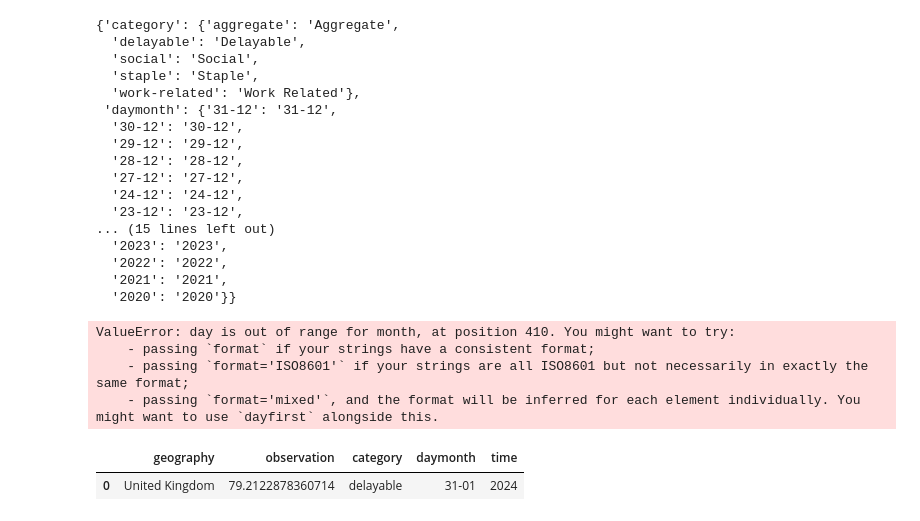
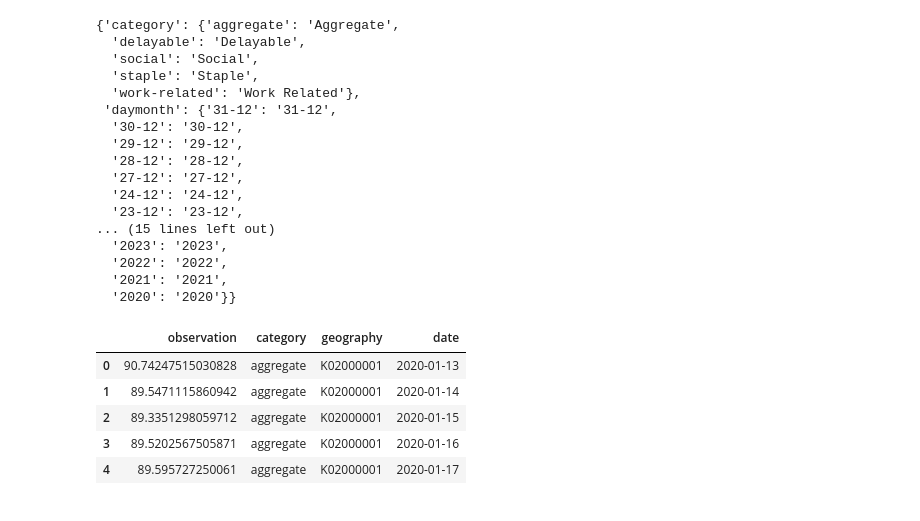
Before and after one commit to hbarnes163/software_engineering_sum1, a Jupyter notebook: ons_data_viewer.ipynb, the cells around one changed output. Saved outputs shown, nothing was run; the diff lists cells and outputs as text; code cells hidden in the pictures.

Commit message:
Define function to pull timeseries

```diff
--- a/ons_data_viewer.ipynb
+++ b/ons_data_viewer.ipynb
@@ -119,23 +119,29 @@ def return_data(url, request: dict):
 
     return df
 # %%
-years = find_dimensions(url_to_use)['time'].values()
+def return_timeseries(url, category = 'aggregate', geography = 'K02000001'):
+    years = find_dimensions(url)['time'].values()
 
-all_data = pd.DataFrame()
-for year in years:
-    year_data = return_data(url_to_use, {'category' : 'delayable', 'daymonth' : '*', 'geography': 'K02000001', 'time': year})
-    all_data = pd.concat([all_data, year_data])
+    all_data = pd.DataFrame()
+    for year in years:
+        year_data = return_data(url, {'category' : category, 'daymonth' : '*', 'geography': geography, 'time': year})
+        all_data = pd.concat([all_data, year_data])
 
-all_data['date'] = pd.to_datetime(all_data['daymonth'].astype(str) + '-' + all_data['time'].astype(str), format='%d-%m-%Y')
+    all_data = all_data[all_data['observation'] != ""]
 
-all_data
+    all_data['date'] = pd.to_datetime(all_data['daymonth'].astype(str) + '-' + all_data['time'].astype(str), dayfirst= True)
+
+    all_data = all_data.sort_values('date', ascending= True).reset_index()
+
+    return(all_data.drop(columns= ['index', 'daymonth', 'time']))
-# %% [output]
-ValueError: day is out of range for month, at position 410. You might want to try:
-    - passing `format` if your strings have a consistent format;
-    - passing `format='ISO8601'` if your strings are all ISO8601 but not necessarily in exactly the same format;
-    - passing `format='mixed'`, and the format will be inferred for each element individually. You might want to use `dayfirst` alongside this.
-# %%
-return_data(url_to_use, {'category' : 'delayable', 'daymonth' : '31-01', 'geography': 'K02000001', 'time': '2024'})
-# %% [output]
-|  | geography | observation | category | daymonth | time |
-| 0 | United Kingdom | 79.2122878360714 | delayable | 31-01 | 2024 |
+# %%
+timeseries = return_timeseries(url_to_use, 'aggregate')
+
+timeseries.head()
+# %% [output]
+|  | observation | category | geography | date |
+| 0 | 90.74247515030828 | aggregate | K02000001 | 2020-01-13 |
+| 1 | 89.5471115860942 | aggregate | K02000001 | 2020-01-14 |
+| 2 | 89.3351298059712 | aggregate | K02000001 | 2020-01-15 |
+| 3 | 89.5202567505871 | aggregate | K02000001 | 2020-01-16 |
+| 4 | 89.595727250061 | aggregate | K02000001 | 2020-01-17 |
```
